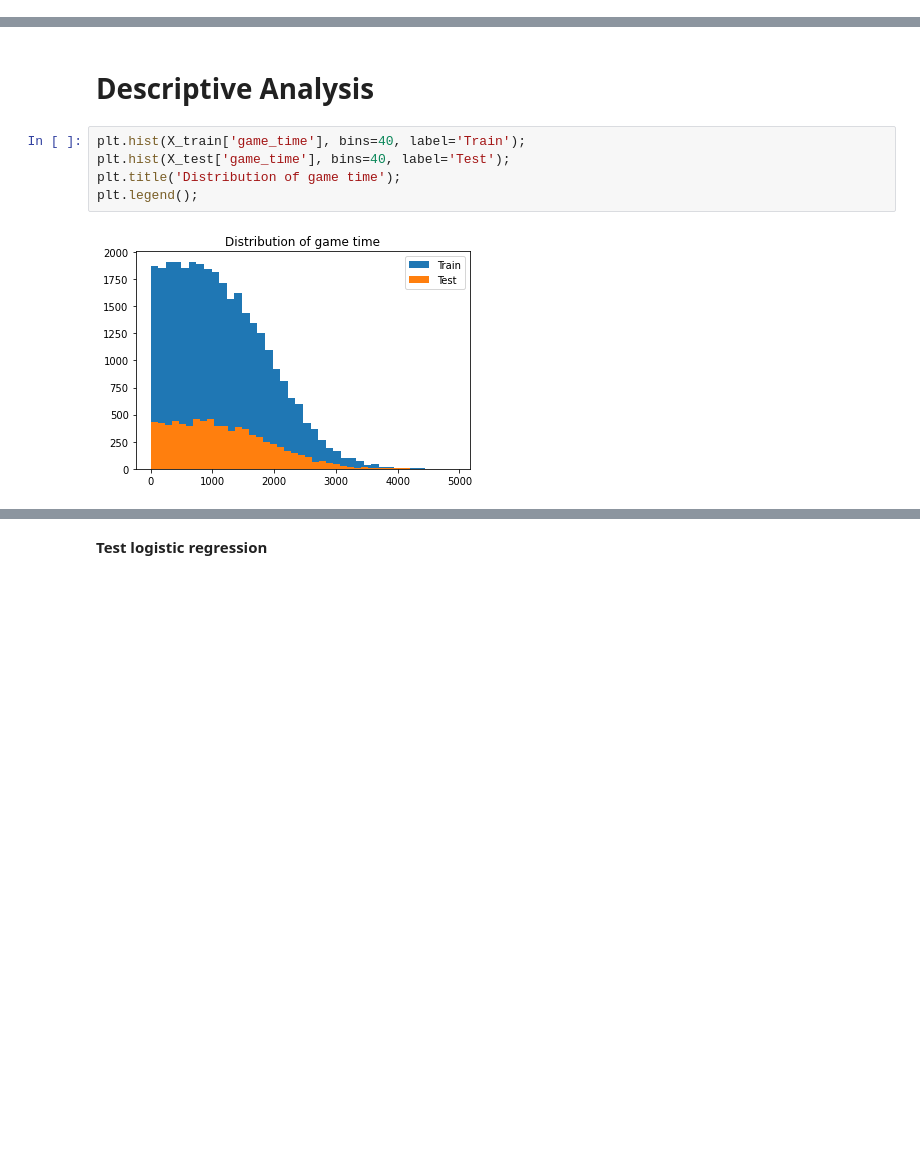
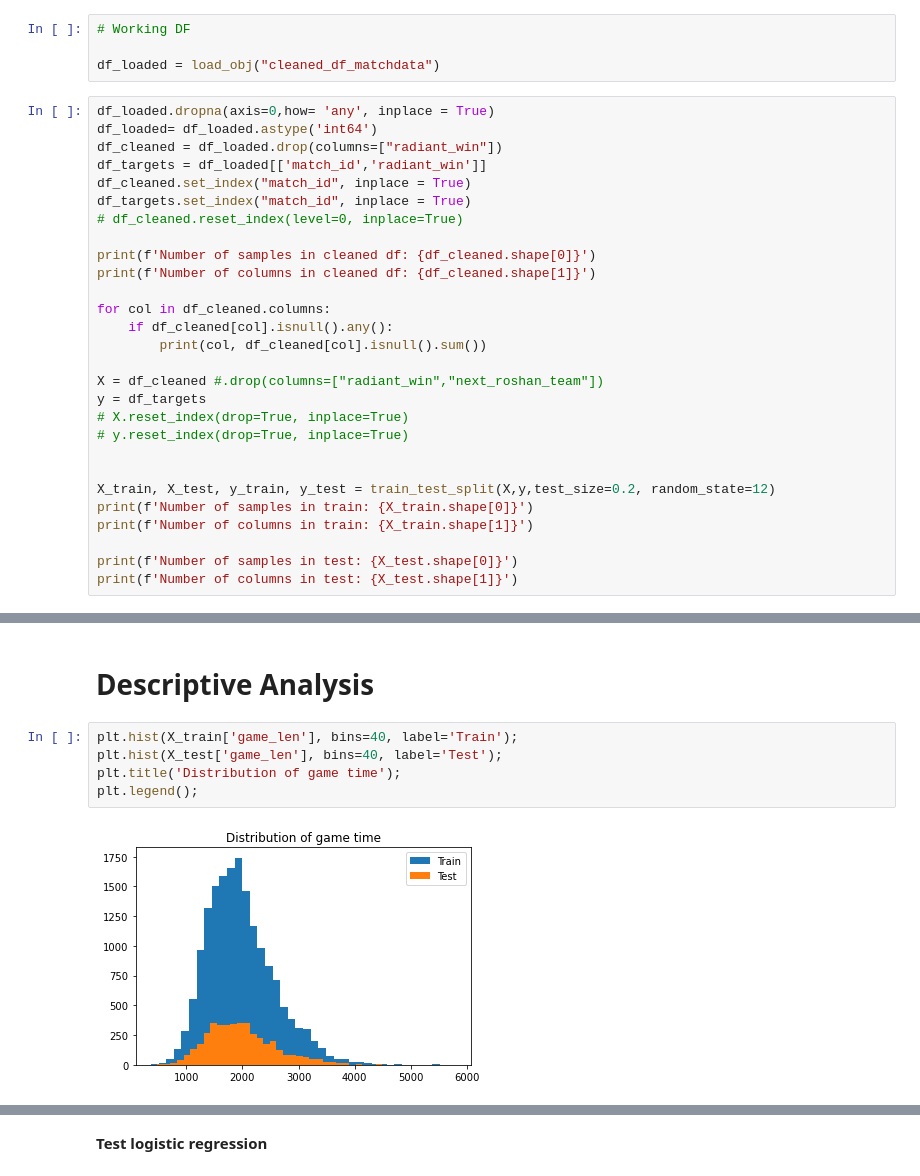
Before and after one commit to annamhuber/Sport-Data-Analytics, a Jupyter notebook: Prediction.ipynb, the cells around one changed output, grey strips where cells are left out. Cells and saved outputs as stored; diff of their text form; blank space fills up the shorter version.

Commit message:
Added new Matchdata and adjusted file

```diff
--- a/Prediction.ipynb
+++ b/Prediction.ipynb
@@ -141,0 +112,32 @@ Number of columns in test: 174
+# %%
+# Working DF
+
+df_loaded = load_obj("cleaned_df_matchdata")
+# %%
+df_loaded.dropna(axis=0,how= 'any', inplace = True)
+df_loaded= df_loaded.astype('int64')
+df_cleaned = df_loaded.drop(columns=["radiant_win"])
+df_targets = df_loaded[['match_id','radiant_win']]
+df_cleaned.set_index("match_id", inplace = True)
+df_targets.set_index("match_id", inplace = True)
+# df_cleaned.reset_index(level=0, inplace=True)
+
+print(f'Number of samples in cleaned df: {df_cleaned.shape[0]}')
+print(f'Number of columns in cleaned df: {df_cleaned.shape[1]}')
+
+for col in df_cleaned.columns:
+    if df_cleaned[col].isnull().any():
+        print(col, df_cleaned[col].isnull().sum())
+
+X = df_cleaned #.drop(columns=["radiant_win","next_roshan_team"])
+y = df_targets
+# X.reset_index(drop=True, inplace=True)
+# y.reset_index(drop=True, inplace=True)
+
+
+X_train, X_test, y_train, y_test = train_test_split(X,y,test_size=0.2, random_state=12)
+print(f'Number of samples in train: {X_train.shape[0]}')
+print(f'Number of columns in train: {X_train.shape[1]}')
+
+print(f'Number of samples in test: {X_test.shape[0]}')
+print(f'Number of columns in test: {X_test.shape[1]}')
@@ -142,12 +154,12 @@ Number of columns in test: 174
 # %% [markdown]
 # Descriptive Analysis
 # %%
-plt.hist(X_train['game_time'], bins=40, label='Train');
-plt.hist(X_test['game_time'], bins=40, label='Test');
+plt.hist(X_train['game_len'], bins=40, label='Train');
+plt.hist(X_test['game_len'], bins=40, label='Test');
 plt.title('Distribution of game time');
 plt.legend();
 # %% [output]
-[figure, old version]
+[figure, new version]
 # %%
 radiant_win,dire_win=y_train["radiant_win"].value_counts()
 
```
Also changed, not shown: parts of 27 cells of this notebook, 1 other file.
